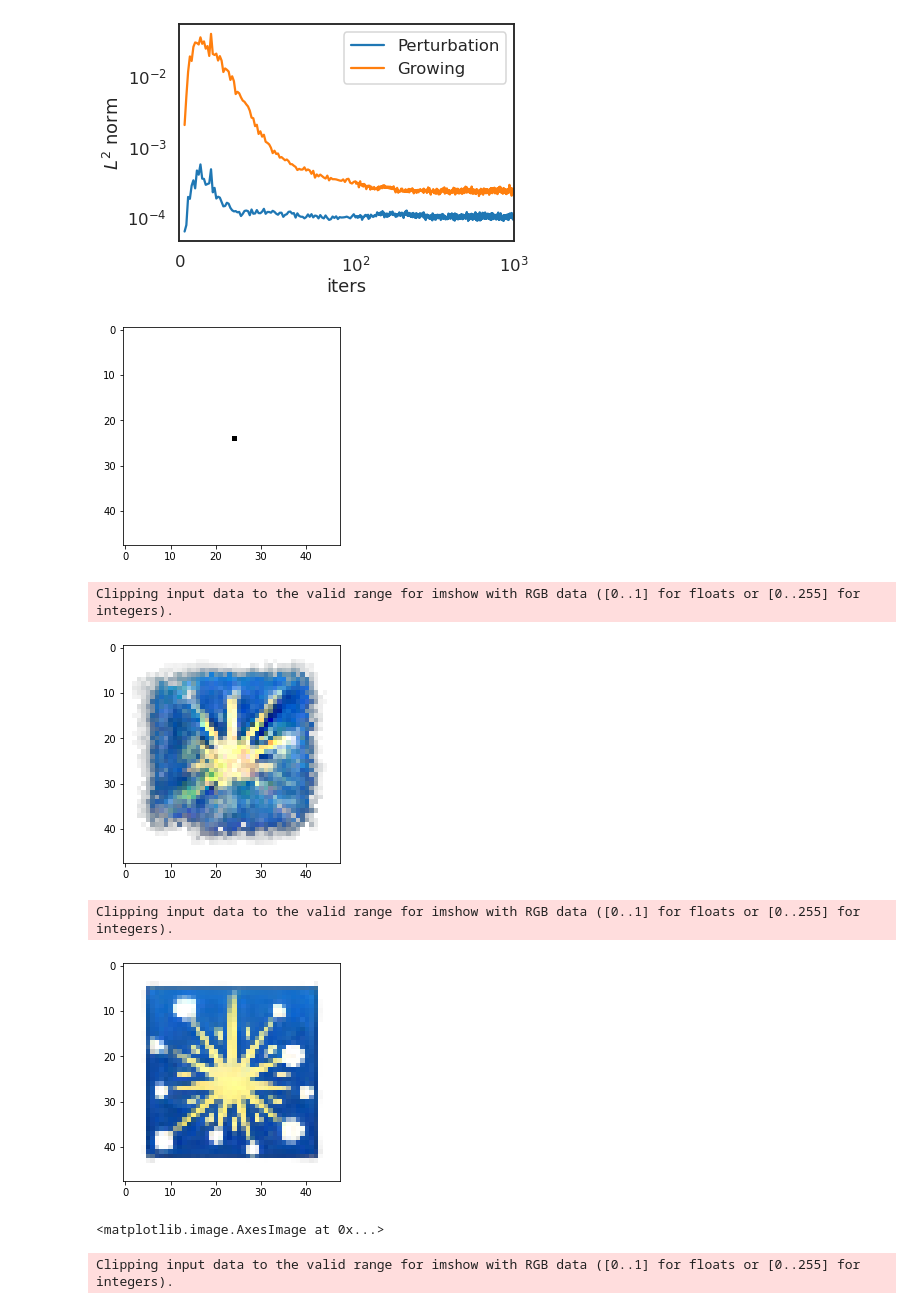
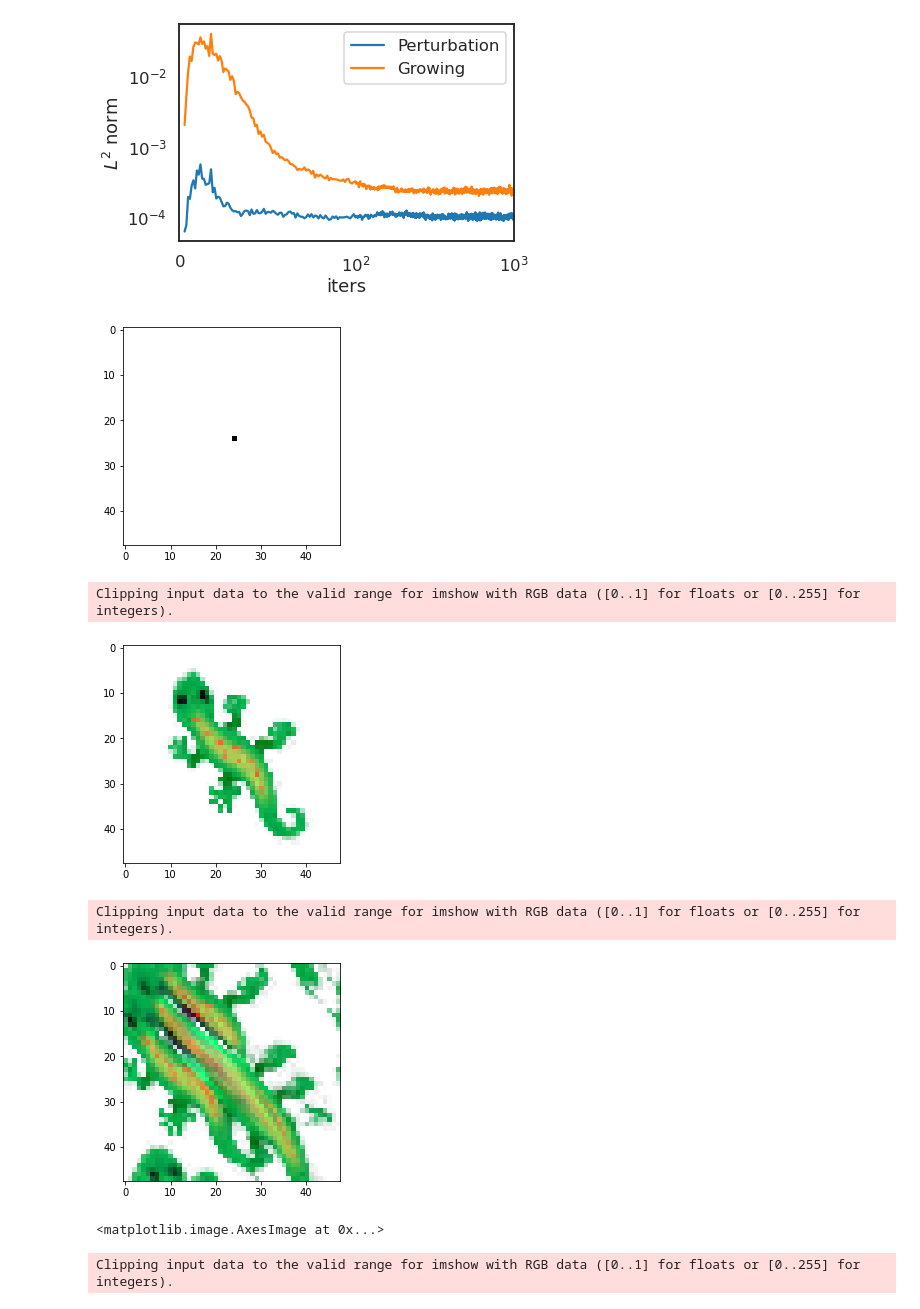
Before and after one commit to LetteraUnica/neural_cellular_automata, a Jupyter notebook: pytorch_ca/perturbation_CA.ipynb, the cells around one changed output. Drawn from its saved outputs; the diff is of its cells as text; code cells hidden in the pictures.

```diff
--- a/pytorch_ca/perturbation_CA.ipynb
+++ b/pytorch_ca/perturbation_CA.ipynb
@@ -53,6 +53,11 @@ old_CA.load(folder + "firework_regenerating.pt")
 Successfully loaded model!
 # %%
 new_CA = NeuralCA().to(device)
-new_CA.load(folder + "firework_regenerating2.pt")
+new_CA.load(folder + "liz_regen_near_fw_regen.pt")
 # %% [output]
 Successfully loaded model!
+# %%
+regen = old_CA
+lizard = new_CA
+growing = NeuralCA().to(device)
+growing.load(folder + "firework_growing.pt")
@@ -70,0 +90,13 @@ with torch.no_grad():
+# %%
+lizard_growing = NeuralCA().to(device)
+# %%
+for param in growing.parameters():
+    param.requires_grad = False
+
+wandb.init(mode="disabled")
+optimizer = torch.optim.Adam(lizard_growing.parameters(), lr=2e-3)
+criterion = NCADistance(growing, lizard_growing, pad(target, TARGET_PADDING), l=0.01)
+scheduler = torch.optim.lr_scheduler.MultiStepLR(optimizer, milestones=[40,60], gamma=0.3)
+
+lizard_growing.train_CA(optimizer, criterion, pool, n_epochs=70, skip_update=2,
+               scheduler=scheduler, kind="growing", skip_damage=2, batch_size=8)
@@ -160,21 +195,23 @@ pl.show()
 samples = new_CA.evolve(pool.sample(12)[0].cuda(), 300)
 wandb.log({"pool_samples": [wandb.Image(sample[0:4].cpu()) for sample in samples]})
 # %%
+
+
 image = pool.generator(1, device).cuda()
 
 imshow(image[0].cpu())
 
-image = new_CA.evolve(image.cuda(), 50)
+image = lizard_growing.evolve(image.cuda(), 55)
 
 imshow(image[0].cpu())
 
 imshow(new_CA.evolve(image.cuda(), 500)[0].cpu())
 # %% [output]
 [figure]
 Clipping input data to the valid range for imshow with RGB data ([0..1] for floats or [0..255] for integers).
-[figure, old version]
+[figure, new version]
 Clipping input data to the valid range for imshow with RGB data ([0..1] for floats or [0..255] for integers).
-[figure, old version]
+[figure, new version]
 <matplotlib.image.AxesImage at 0x...>
 # %%
 # Plots the learned CA
```
Also changed, not shown: parts of 5 cells of this notebook, 3 other files.
